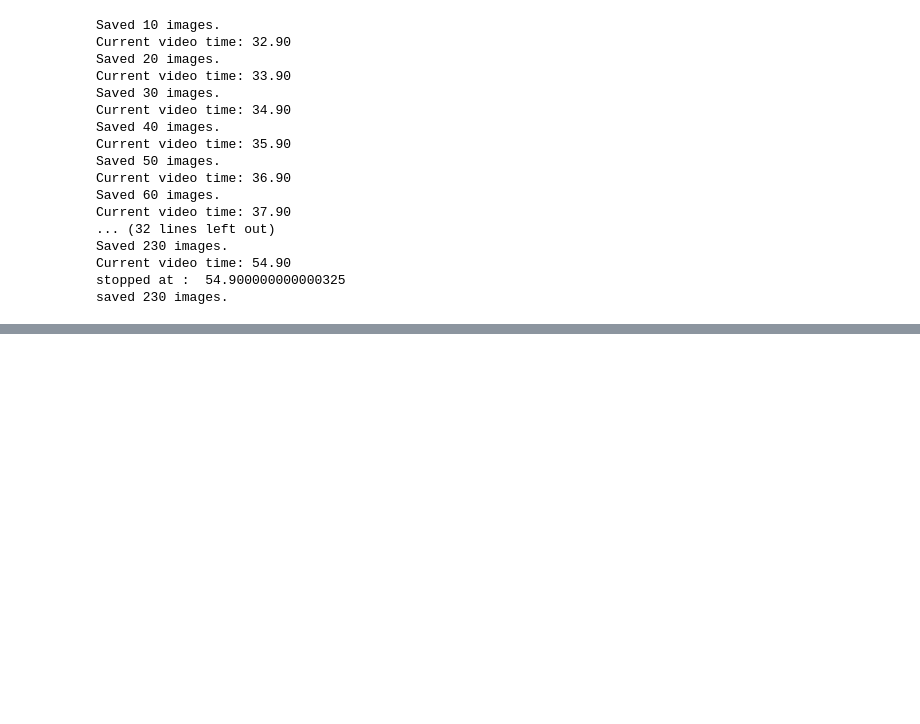
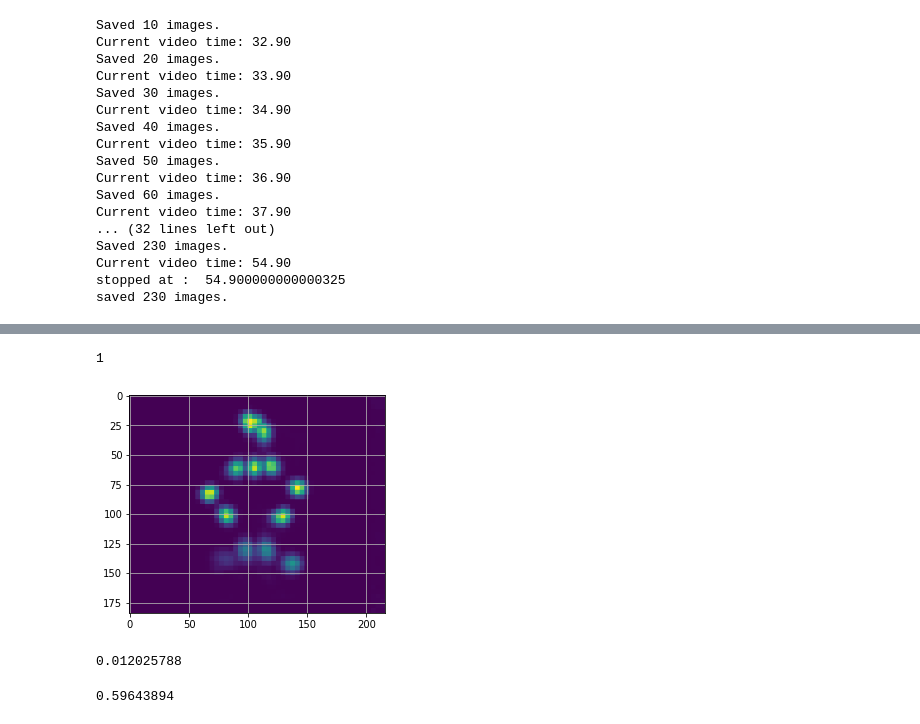
Before and after one commit to Shubhranshu-Malhotra/Yoga-Pose-Comparison, a Jupyter notebook: Yoga_Supervisor_pilot_project.ipynb, the cells around one changed output, grey strips where cells are left out. Saved outputs shown, nothing was run; the diff lists cells and outputs as text; code cells hidden in the pictures; blank space fills up the shorter version.

Commit message:
Learning Pose Estimation

```diff
--- a/Yoga_Supervisor_pilot_project.ipynb
+++ b/Yoga_Supervisor_pilot_project.ipynb
@@ -70,0 +192,6 @@ saved 230 images.
+# %%
+model='mobilenet_thin'
+resize='432x368'
+w, h = model_wh(resize)
+# %%
+e = TfPoseEstimator(get_graph_path(model), target_size=(w, h))
@@ -70,0 +295,18 @@ saved 230 images.
+# %%
+np.argmax(e.heatMat[60, 102])
+# %% [output]
+1
+# %%
+max_prob = np.amax(e.heatMat[:, :, :-1], axis=2)
+plt.imshow(max_prob)
+plt.grid();
+# %% [output]
+[figure, added]
+# %%
+print(np.max(max_prob[2]))
+# %% [output]
+0.012025788
+# %%
+max_prob[56, 106]
+# %% [output]
+0.59643894
```
Also changed, not shown: parts of 45 cells of this notebook.
